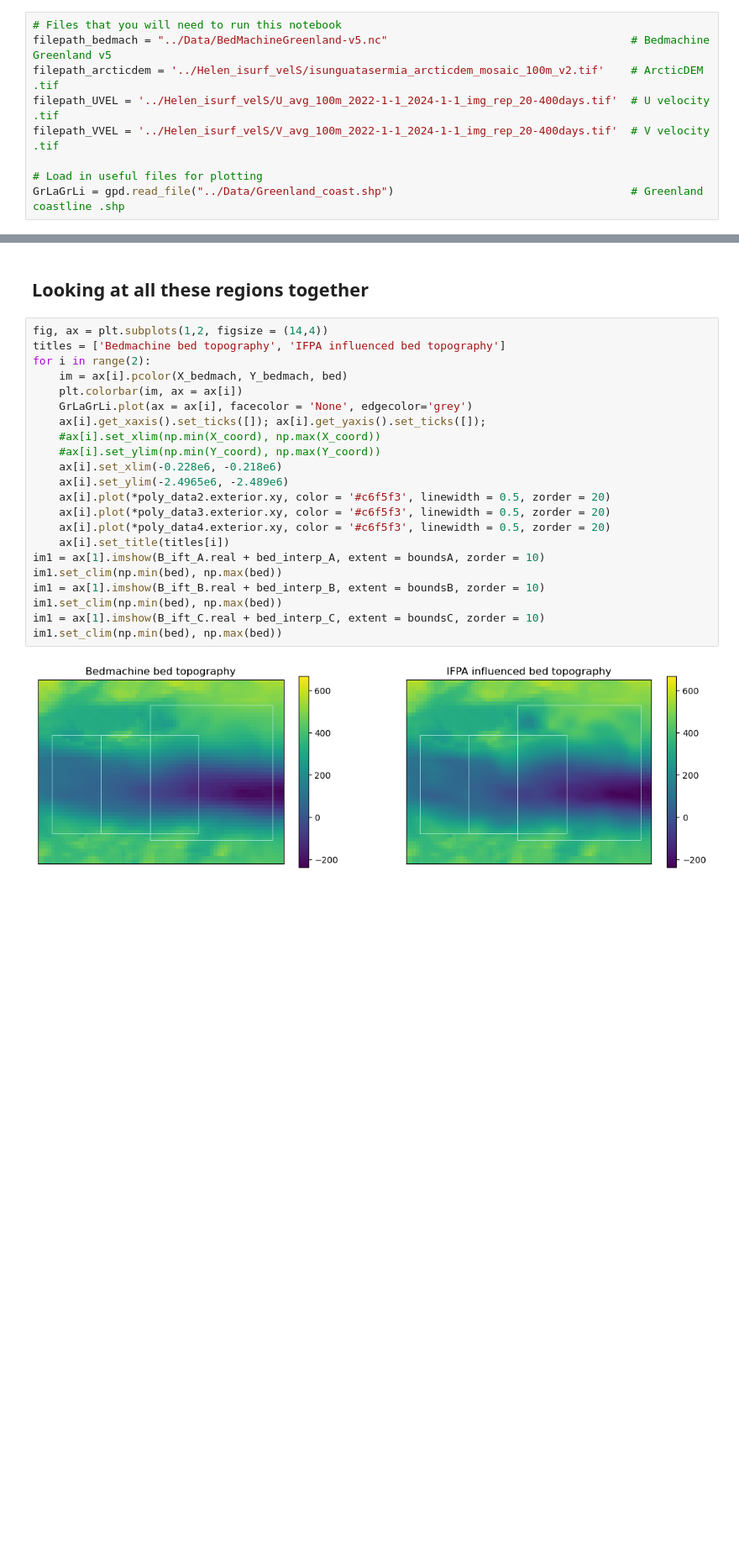
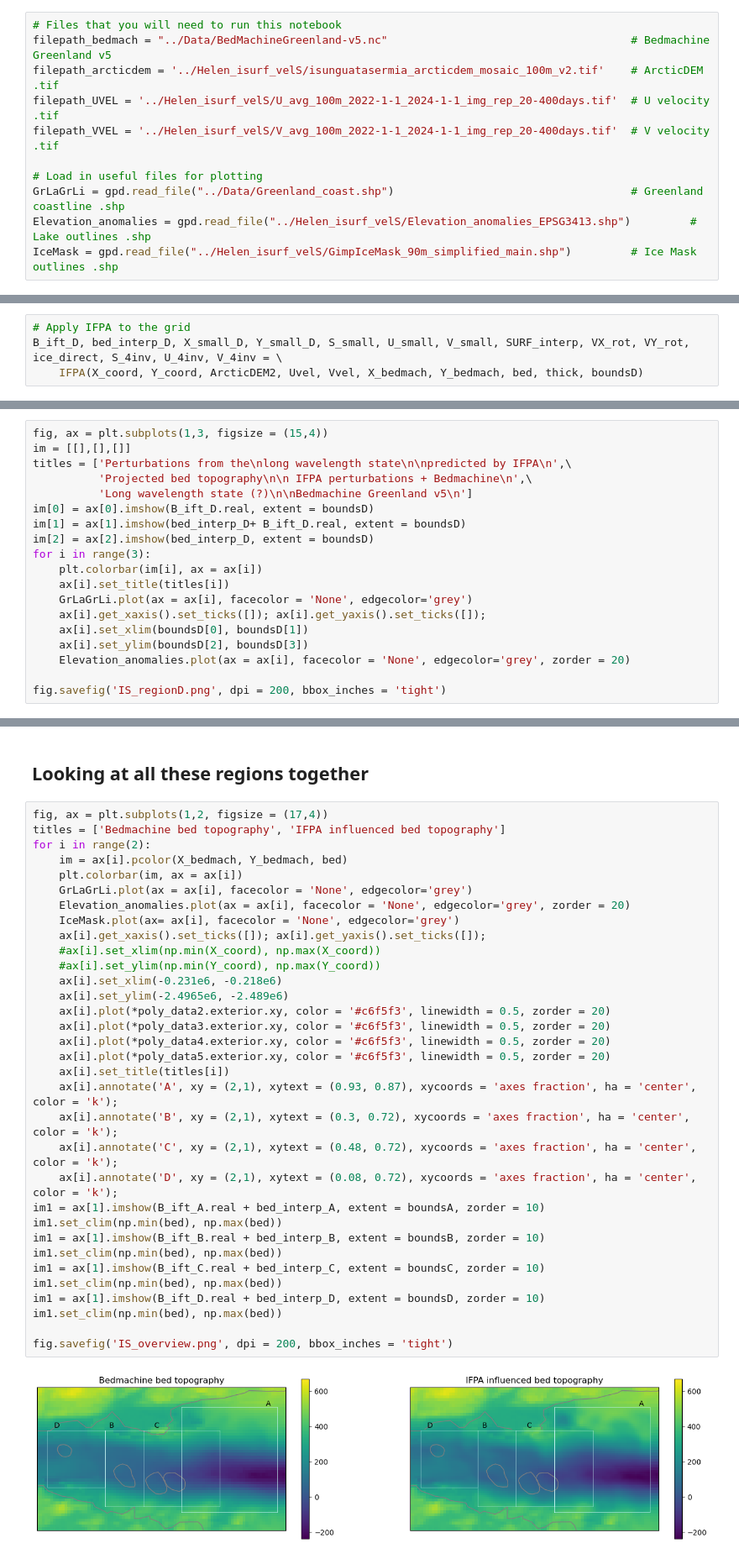
Before and after one commit to hockenden97/Inverting_ice_surface, a Jupyter notebook: IFPA_Isunguata_Sermia.ipynb, the cells around one changed output, grey strips where cells are left out. Shown at 84% size. Cells and saved outputs as stored; diff of their text form; blank space fills up the shorter version.

Commit message:
Updated to include lake outlines

```diff
--- a/IFPA_Isunguata_Sermia.ipynb
+++ b/IFPA_Isunguata_Sermia.ipynb
@@ -54,6 +54,8 @@ filepath_VVEL = '../Helen_isurf_velS/V_avg_100m_2022-1-1_2024-1-1_img_rep_20-400
 
 # Load in useful files for plotting
 GrLaGrLi = gpd.read_file("../Data/Greenland_coast.shp")                                    # Greenland coastline .shp
+Elevation_anomalies = gpd.read_file("../Helen_isurf_velS/Elevation_anomalies_EPSG3413.shp")         # Lake outlines .shp
+IceMask = gpd.read_file("../Helen_isurf_velS/GimpIceMask_90m_simplified_main.shp")         # Ice Mask outlines .shp
 # %%
 # Define some useful functions
 
@@ -534,0 +562,4 @@ for i in range(3):
+# %%
+# Apply IFPA to the grid
+B_ift_D, bed_interp_D, X_small_D, Y_small_D, S_small, U_small, V_small, SURF_interp, VX_rot, VY_rot, ice_direct, S_4inv, U_4inv, V_4inv = \
+    IFPA(X_coord, Y_coord, ArcticDEM2, Uvel, Vvel, X_bedmach, Y_bedmach, bed, thick, boundsD)
@@ -534,0 +569,19 @@ for i in range(3):
+# %%
+fig, ax = plt.subplots(1,3, figsize = (15,4))
+im = [[],[],[]]
+titles = ['Perturbations from the\nlong wavelength state\n\npredicted by IFPA\n',\
+          'Projected bed topography\n\n IFPA perturbations + Bedmachine\n',\
+          'Long wavelength state (?)\n\nBedmachine Greenland v5\n']
+im[0] = ax[0].imshow(B_ift_D.real, extent = boundsD)
+im[1] = ax[1].imshow(bed_interp_D+ B_ift_D.real, extent = boundsD)
+im[2] = ax[2].imshow(bed_interp_D, extent = boundsD)
+for i in range(3):
+    plt.colorbar(im[i], ax = ax[i])
+    ax[i].set_title(titles[i])
+    GrLaGrLi.plot(ax = ax[i], facecolor = 'None', edgecolor='grey')
+    ax[i].get_xaxis().set_ticks([]); ax[i].get_yaxis().set_ticks([]);
+    ax[i].set_xlim(boundsD[0], boundsD[1])
+    ax[i].set_ylim(boundsD[2], boundsD[3])
+    Elevation_anomalies.plot(ax = ax[i], facecolor = 'None', edgecolor='grey', zorder = 20)
+
+fig.savefig('IS_regionD.png', dpi = 200, bbox_inches = 'tight')
@@ -535,29 +590,40 @@ for i in range(3):
 # %% [markdown]
 ## Looking at all these regions together ##
 # %%
-fig, ax = plt.subplots(1,2, figsize = (14,4))
+fig, ax = plt.subplots(1,2, figsize = (17,4))
 titles = ['Bedmachine bed topography', 'IFPA influenced bed topography']
 for i in range(2):
     im = ax[i].pcolor(X_bedmach, Y_bedmach, bed)
     plt.colorbar(im, ax = ax[i])
     GrLaGrLi.plot(ax = ax[i], facecolor = 'None', edgecolor='grey')
+    Elevation_anomalies.plot(ax = ax[i], facecolor = 'None', edgecolor='grey', zorder = 20)
+    IceMask.plot(ax= ax[i], facecolor = 'None', edgecolor='grey')
     ax[i].get_xaxis().set_ticks([]); ax[i].get_yaxis().set_ticks([]);
     #ax[i].set_xlim(np.min(X_coord), np.max(X_coord))
     #ax[i].set_ylim(np.min(Y_coord), np.max(Y_coord))
-    ax[i].set_xlim(-0.228e6, -0.218e6)
+    ax[i].set_xlim(-0.231e6, -0.218e6)
     ax[i].set_ylim(-2.4965e6, -2.489e6)
     ax[i].plot(*poly_data2.exterior.xy, color = '#c6f5f3', linewidth = 0.5, zorder = 20)
     ax[i].plot(*poly_data3.exterior.xy, color = '#c6f5f3', linewidth = 0.5, zorder = 20)
     ax[i].plot(*poly_data4.exterior.xy, color = '#c6f5f3', linewidth = 0.5, zorder = 20)
+    ax[i].plot(*poly_data5.exterior.xy, color = '#c6f5f3', linewidth = 0.5, zorder = 20)
     ax[i].set_title(titles[i])
+    ax[i].annotate('A', xy = (2,1), xytext = (0.93, 0.87), xycoords = 'axes fraction', ha = 'center', color = 'k');
+    ax[i].annotate('B', xy = (2,1), xytext = (0.3, 0.72), xycoords = 'axes fraction', ha = 'center', color = 'k');
+    ax[i].annotate('C', xy = (2,1), xytext = (0.48, 0.72), xycoords = 'axes fraction', ha = 'center', color = 'k');
+    ax[i].annotate('D', xy = (2,1), xytext = (0.08, 0.72), xycoords = 'axes fraction', ha = 'center', color = 'k');
 im1 = ax[1].imshow(B_ift_A.real + bed_interp_A, extent = boundsA, zorder = 10)
 im1.set_clim(np.min(bed), np.max(bed))
 im1 = ax[1].imshow(B_ift_B.real + bed_interp_B, extent = boundsB, zorder = 10)
 im1.set_clim(np.min(bed), np.max(bed))
 im1 = ax[1].imshow(B_ift_C.real + bed_interp_C, extent = boundsC, zorder = 10)
 im1.set_clim(np.min(bed), np.max(bed))
+im1 = ax[1].imshow(B_ift_D.real + bed_interp_D, extent = boundsD, zorder = 10)
+im1.set_clim(np.min(bed), np.max(bed))
+
+fig.savefig('IS_overview.png', dpi = 200, bbox_inches = 'tight')
 # %% [output]
-[figure, old version]
+[figure, new version]
 # %% [markdown]
 ### Applying a cheeky exaggeration factor to make it easier to see where there might be features of interest ###
 
```
Also changed, not shown: parts of 9 cells of this notebook.
